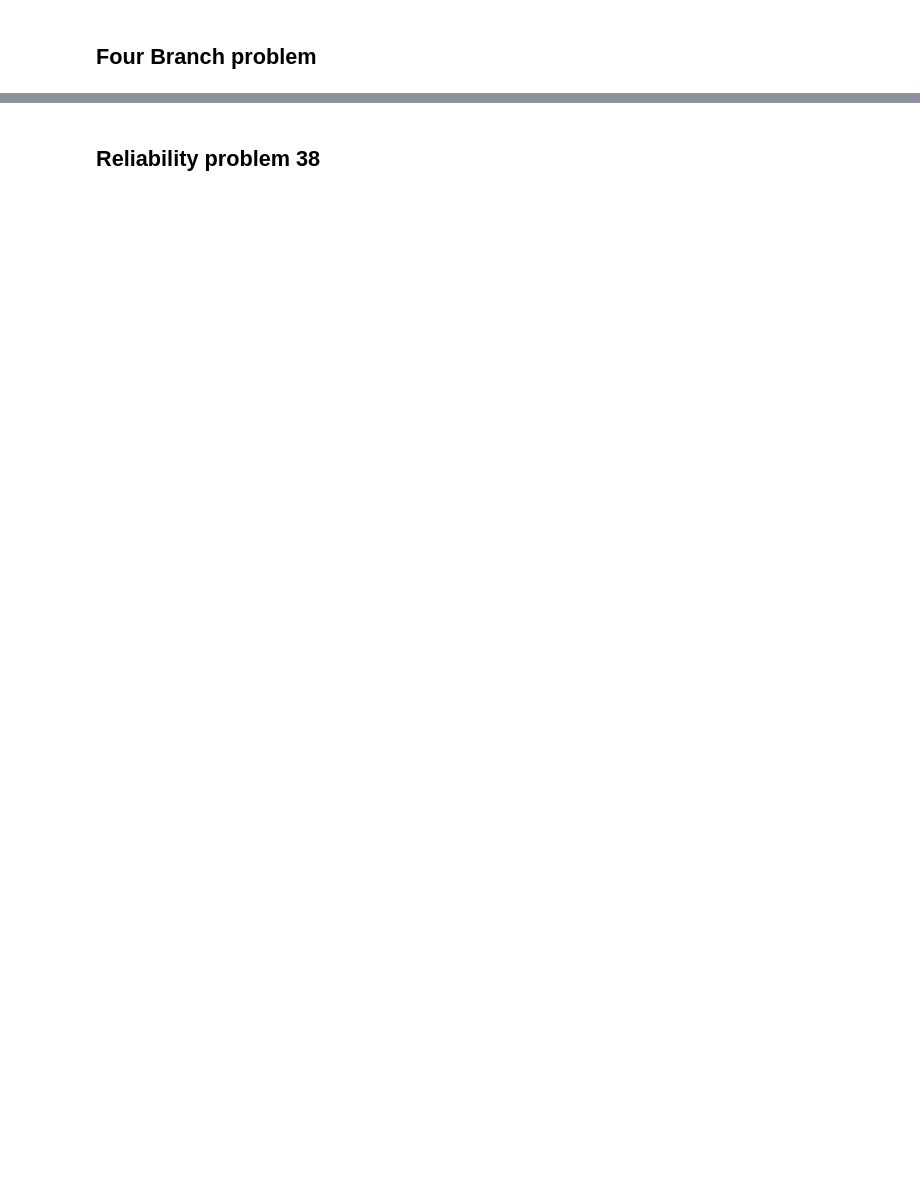
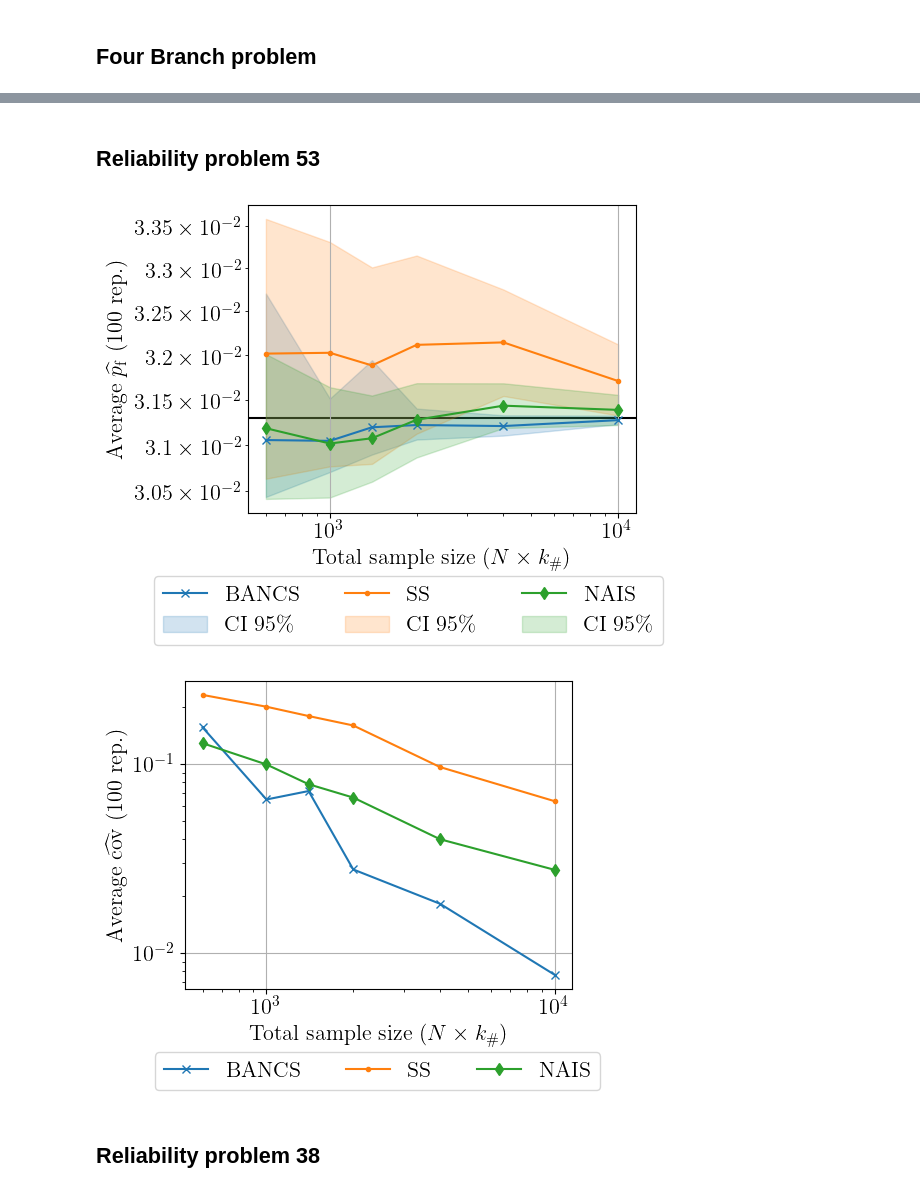
Before and after one commit to efekhari27/bancs, a Jupyter notebook: benchmark/analyze_results.ipynb, the cells around one changed output, grey strips where cells are left out. Drawn from its saved outputs; the diff is of its cells as text; code cells hidden in the pictures; blank space fills up the shorter version.

Commit message:
Update results

```diff
--- a/benchmark/analyze_results.ipynb
+++ b/benchmark/analyze_results.ipynb
@@ -70,3 +70,12 @@ draw_cov(df, save_file="bancs_figures/RP4B_cov.png");
+# %% [markdown]
+## Reliability problem 53
+# %%
+df = pd.read_csv("bancs_results/RP53_results_amise.csv")
+draw_mean(df, save_file="bancs_figures/RP53_mean.png")
+draw_cov(df, save_file="bancs_figures/RP53_cov.png");
+# %% [output]
+[figure, added]
+[figure, added]
 # %% [markdown]
 ## Reliability problem 38
 # %%
```
Also changed, not shown: parts of 4 cells of this notebook, 29 other files.
